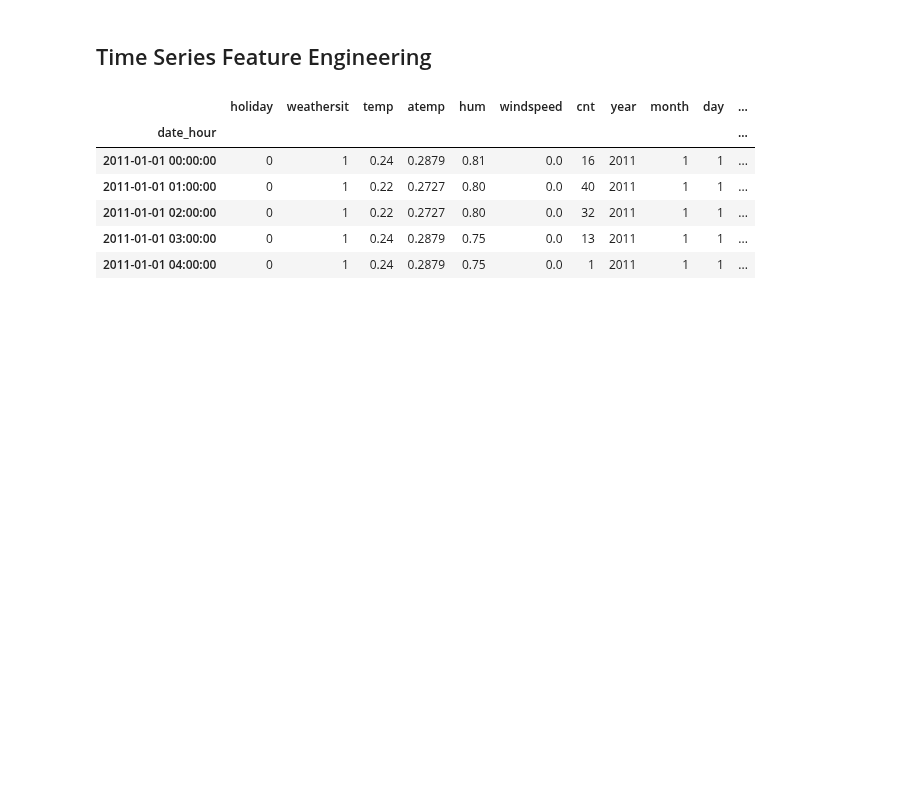
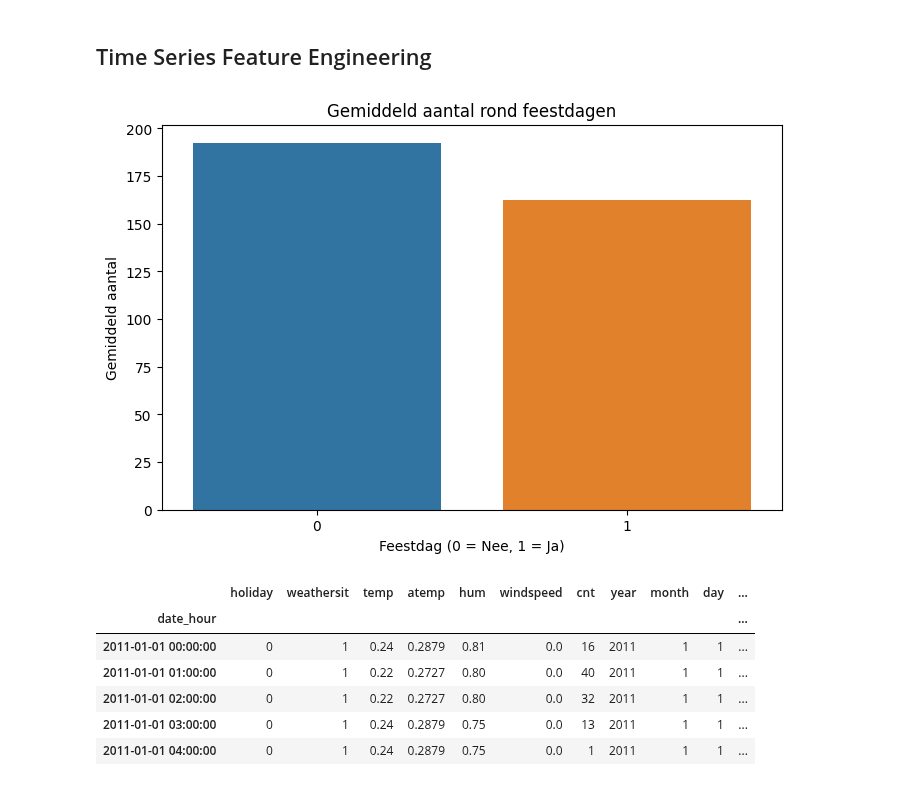
Before and after one commit to Tijnwy/MachineLearning, a Jupyter notebook: ML_opdracht_2/Verhuurdocument.ipynb, the cells around one changed output. Cells and saved outputs as stored; diff of their text form; code cells hidden in the pictures; blank space fills up the shorter version.

```diff
--- a/ML_opdracht_2/Verhuurdocument.ipynb
+++ b/ML_opdracht_2/Verhuurdocument.ipynb
@@ -284,4 +287,14 @@ De ACF meet hoe sterk de waarde van het aantal verhuur op een specifieke dag (de
 - Er lijkt een herhalend patroon te zijn over langere periodes (bijvoorbeeld weken of maanden).
 # %% [markdown]
 ## Time Series Feature Engineering
+# %%
+holiday_effect = train_data_final.groupby(['holiday'])['cnt'].mean().reset_index()
+plt.figure(figsize=(8, 5))
+sns.barplot(data=holiday_effect, x='holiday', y='cnt')
+plt.title('Gemiddeld aantal rond feestdagen')
+plt.xlabel('Feestdag (0 = Nee, 1 = Ja)')
+plt.ylabel('Gemiddeld aantal')
+plt.show()
+# %% [output]
+[figure, added]
 # %%
```
Also changed, not shown: parts of 8 cells of this notebook.
